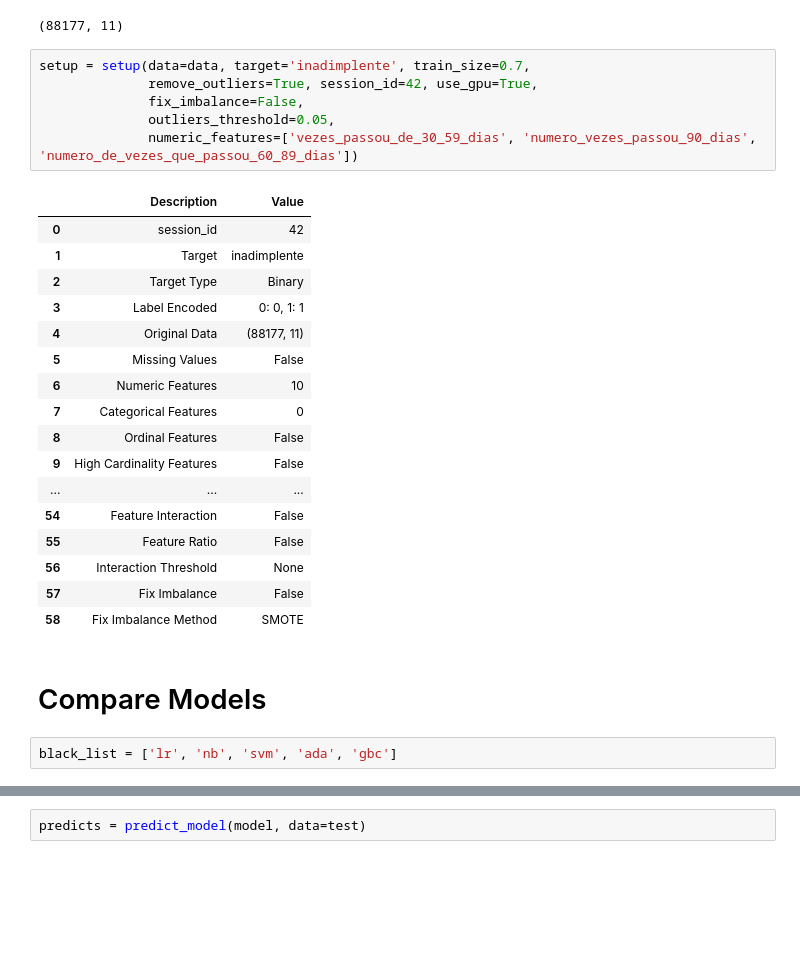
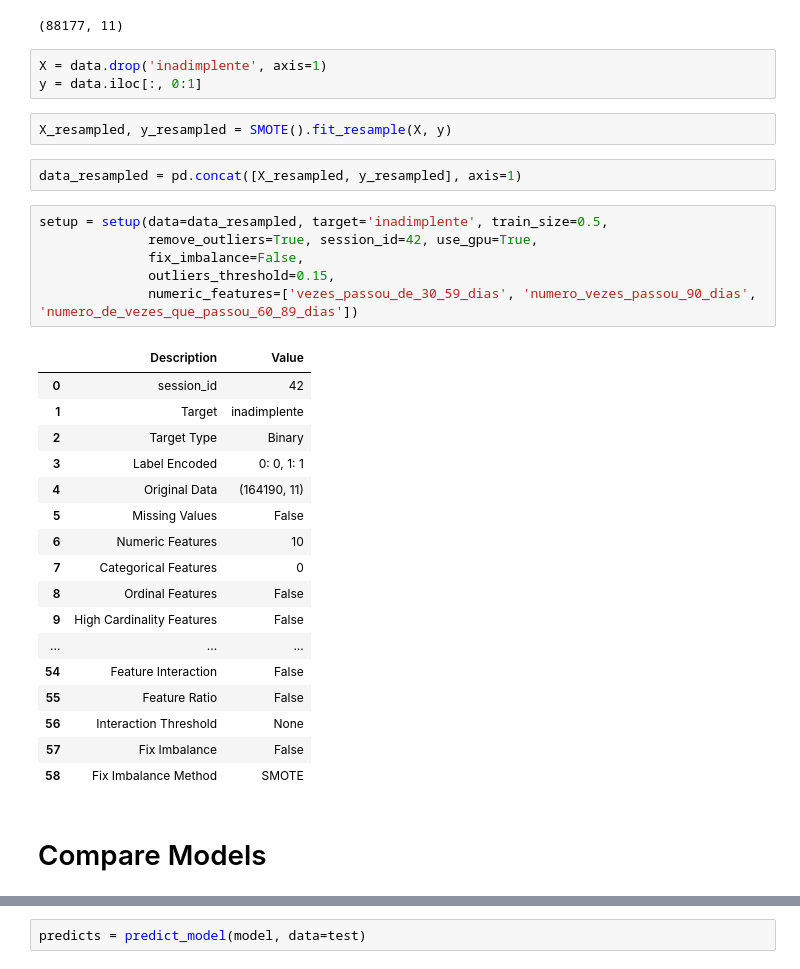
Before and after one commit to MaksonViini/Credit-Risc, a Jupyter notebook: pycaret_data_transform.ipynb, the cells around one changed output, grey strips where cells are left out. Saved outputs shown, nothing was run; the diff lists cells and outputs as text; blank space fills up the shorter version.

Commit message:
Aplicando SMOTE com pycaret

```diff
--- a/pycaret_data_transform.ipynb
+++ b/pycaret_data_transform.ipynb
@@ -42,19 +44,26 @@ data = data.drop_duplicates()
 data.shape
 # %% [output]
 (88177, 11)
+# %%
+X = data.drop('inadimplente', axis=1)
+y = data.iloc[:, 0:1]
+# %%
+X_resampled, y_resampled = SMOTE().fit_resample(X, y)
+# %%
+data_resampled = pd.concat([X_resampled, y_resampled], axis=1)
 # %%
-setup = setup(data=data, target='inadimplente', train_size=0.7,
+setup = setup(data=data_resampled, target='inadimplente', train_size=0.5,
               remove_outliers=True, session_id=42, use_gpu=True,
               fix_imbalance=False,
-              outliers_threshold=0.05,
+              outliers_threshold=0.15,
               numeric_features=['vezes_passou_de_30_59_dias', 'numero_vezes_passou_90_dias', 'numero_de_vezes_que_passou_60_89_dias'])
 # %% [output]
 |  | Description | Value |
 | 0 | session_id | 42 |
 | 1 | Target | inadimplente |
 | 2 | Target Type | Binary |
 | 3 | Label Encoded | 0: 0, 1: 1 |
-| 4 | Original Data | (88177, 11) |
+| 4 | Original Data | (164190, 11) |
 | 5 | Missing Values | False |
 | 6 | Numeric Features | 10 |
 | 7 | Categorical Features | 0 |
@@ -68,7 +77,5 @@ setup = setup(data=data, target='inadimplente', train_size=0.7,
 | 58 | Fix Imbalance Method | SMOTE |
 # %% [markdown]
 # Compare Models
-# %%
-black_list = ['lr', 'nb', 'svm', 'ada', 'gbc']
 # %%
 
```
Also changed, not shown: parts of 12 cells of this notebook.
